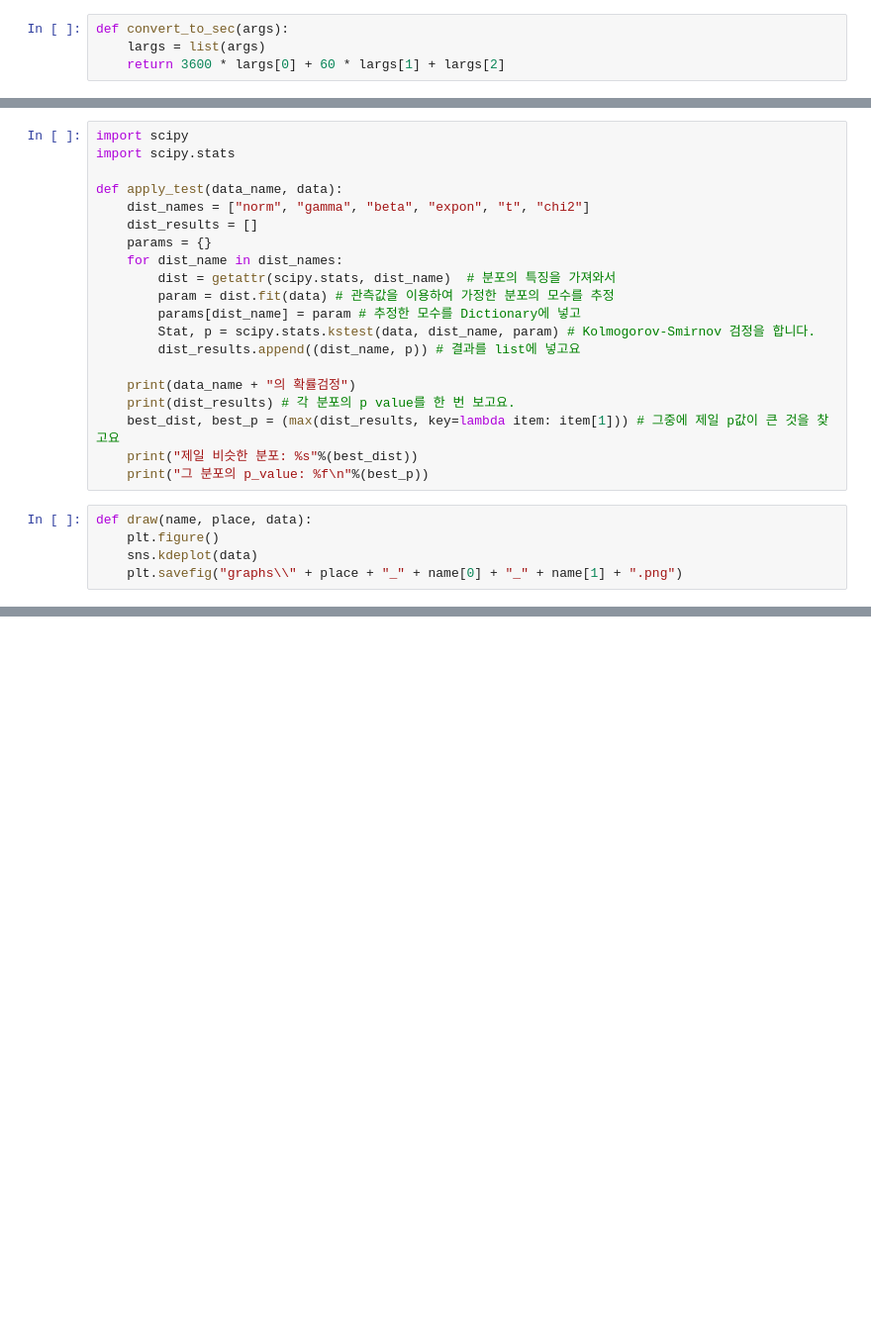
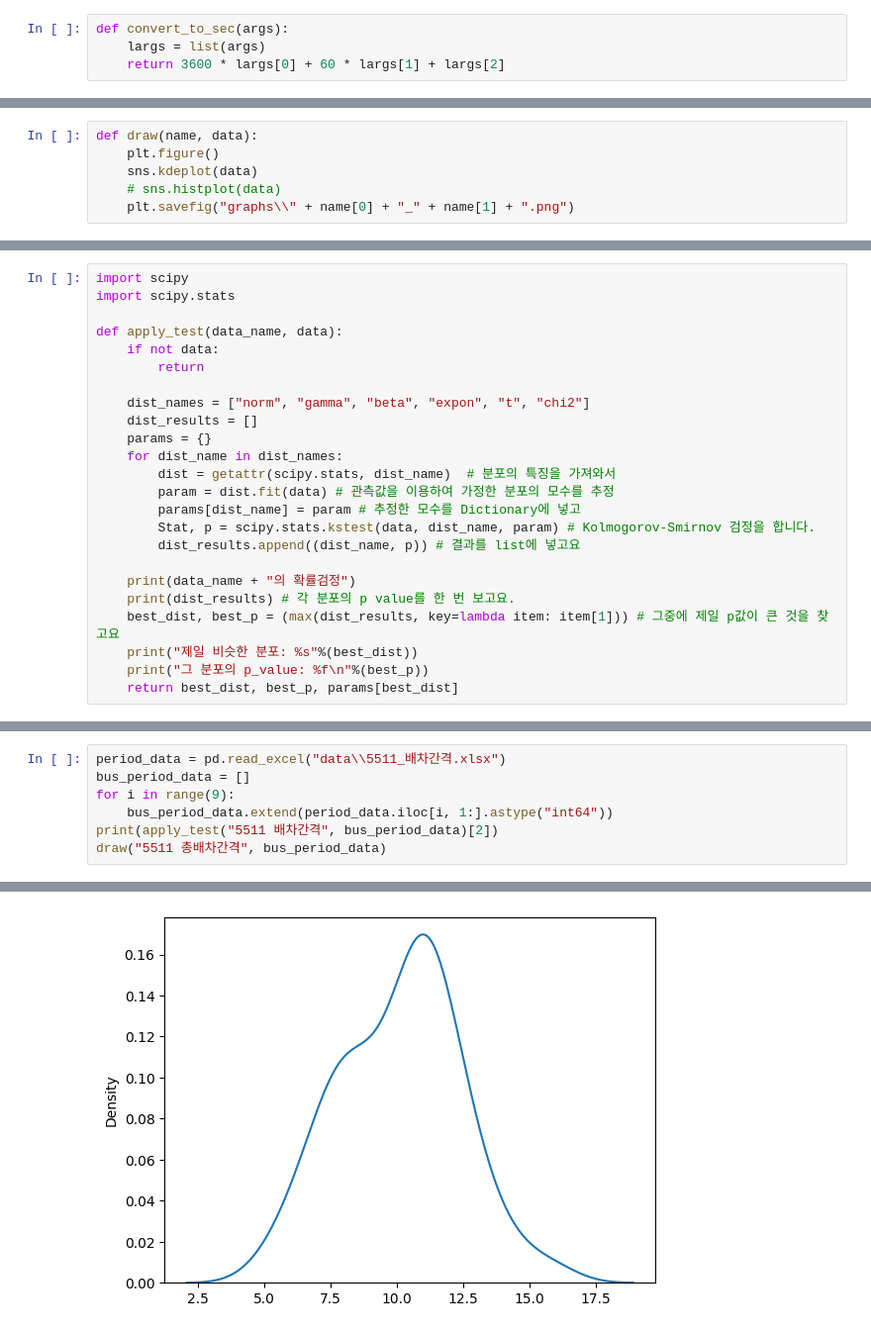
Before and after one commit to icymint8/busbusbus, a Jupyter notebook: bunseok.ipynb, the cells around one changed output, grey strips where cells are left out. Shown: that part at 99% size. Saved outputs shown, nothing was run; the diff lists cells and outputs as text; blank space fills up the shorter version.

```diff
--- a/bunseok.ipynb
+++ b/bunseok.ipynb
@@ -53,2 +55,8 @@ def preprocess(place, date : str):
 
     return data
+# %%
+def draw(name, data):
+    plt.figure()
+    sns.kdeplot(data)
+    # sns.histplot(data)
+    plt.savefig("graphs\\" + name[0] + "_" + name[1] + ".png")
@@ -67,6 +89,9 @@ import scipy
 import scipy.stats
 
 def apply_test(data_name, data):
+    if not data:
+        return
+
     dist_names = ["norm", "gamma", "beta", "expon", "t", "chi2"]
     dist_results = []
     params = {}
@@ -82,8 +107,4 @@ def apply_test(data_name, data):
     best_dist, best_p = (max(dist_results, key=lambda item: item[1])) # 그중에 제일 p값이 큰 것을 찾고요
     print("제일 비슷한 분포: %s"%(best_dist))
     print("그 분포의 p_value: %f\n"%(best_p))
+    return best_dist, best_p, params[best_dist]
-# %%
-def draw(name, place, data):
-    plt.figure()
-    sns.kdeplot(data)
-    plt.savefig("graphs\\" + place + "_" + name[0] + "_" + name[1] + ".png")
@@ -131,0 +279,8 @@ for date in dates:
+# %%
+period_data = pd.read_excel("data\\5511_배차간격.xlsx")
+bus_period_data = []
+for i in range(9):
+    bus_period_data.extend(period_data.iloc[i, 1:].astype("int64"))
+print(apply_test("5511 배차간격", bus_period_data)[2])
+draw("5511 총배차간격", bus_period_data)
+# %% [output]
@@ -131,0 +293 @@ for date in dates:
+[figure, added]
```
Also changed, not shown: parts of 9 cells of this notebook, 16 other files.
